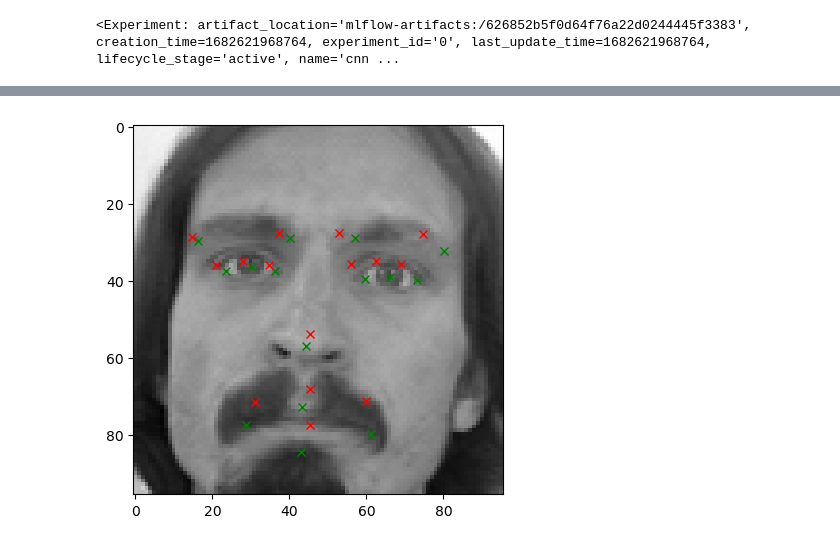
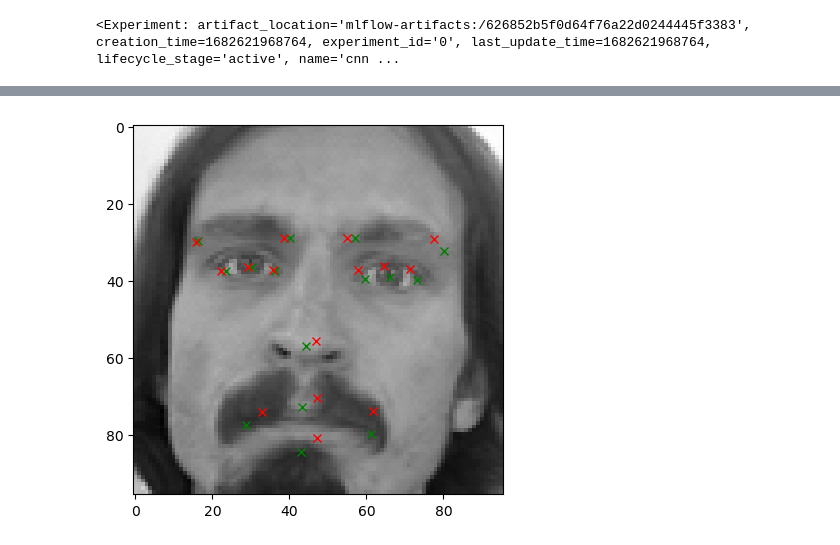
Before and after one commit to caddis90/kaggleutils, a Jupyter notebook: notebook5b2855ac01.ipynb, the cells around one changed output, grey strips where cells are left out. Saved outputs shown, nothing was run; the diff lists cells and outputs as text; code cells hidden in the pictures.

```diff
--- a/notebook5b2855ac01.ipynb
+++ b/notebook5b2855ac01.ipynb
@@ -200,6 +200,10 @@ class CNN(nn.Module):
         x = self.fc2(x)
 
         return x
+
+resnet50 = models.resnet50(num_classes = ModelParams.OUTPUT_SIZE)
+resnet50.inplanes = ModelParams.IMG_SIZE
+resnet50.conv1 = nn.Conv2d(1, 64, kernel_size=7, stride=2, padding=3, bias=False)
 # %%
 transformations = transforms.Compose([Normalize(), ToTensor()])
 
@@ -213,11 +217,13 @@ train_loader, valid_loader = prepare_dataloaders(
 )
 test_loader = DataLoader(testset, batch_size=ModelParams.BATCH_SIZE)
 
-model = CNN(output_size=ModelParams.OUTPUT_SIZE)
+#model = CNN(output_size=ModelParams.OUTPUT_SIZE)
+model = resnet50
 device = torch.device('cuda' if torch.cuda.is_available() else 'cpu')
+print(f"Using {device}")
 model = model.to(device)
 
-criterion = nn.MSELoss()
-rmse = MeanSquaredError(squared=False)
+criterion = nn.MSELoss().to(device)
+rmse = MeanSquaredError(squared=False).to(device)
 optimizer = optim.Adam(model.parameters(), lr=ModelParams.LEARNING_RATE)
 scheduler = ExponentialLR(optimizer, gamma=0.9)
@@ -224,5 +232,6 @@ scheduler = ExponentialLR(optimizer, gamma=0.9)
 # %%
 with mlflow.start_run():
+    mlflow.set_tag("transforms", "Compose([Normalize(), ToTensor()])")
     mlflow.log_params(asdict(ModelParams()))
     for epoch in progressbar.progressbar(range(ModelParams.N_EPOCHS)):
         train_loss, valid_loss = 0.0, 0.0
@@ -237,11 +246,11 @@ with mlflow.start_run():
             train_loss += loss.item()*batch['image'].size(0)
             with torch.no_grad():
                 if i == 0:
-                    train_predictions = output
-                    train_keypoints = batch['keypoints']
+                    train_predictions = output.cpu()
+                    train_keypoints = batch['keypoints'].cpu()
                 else:
-                    train_predictions = np.vstack((train_predictions, output))
-                    train_keypoints = np.vstack((train_keypoints, batch['keypoints']))
+                    train_predictions = np.vstack((train_predictions, output.cpu()))
+                    train_keypoints = np.vstack((train_keypoints, batch['keypoints'].cpu()))
 
         scheduler.step()
 
@@ -250,19 +259,18 @@ with mlflow.start_run():
             output = model(batch['image'].to(device))
             loss = criterion(output, batch['keypoints'].to(device))
             valid_loss += loss.item()*batch['image'].size(0)
-            batch_valid_rmse = rmse(output, batch['keypoints'])
             with torch.no_grad():
                 if i == 0:
-                    valid_predictions = output
-                    valid_keypoints = batch['keypoints']
+                    valid_predictions = output.cpu()
+                    valid_keypoints = batch['keypoints'].cpu()
                 else:
-                    valid_predictions = np.vstack((valid_predictions, output))
-                    valid_keypoints = np.vstack((valid_keypoints, batch['keypoints']))
+                    valid_predictions = np.vstack((valid_predictions, output.cpu()))
+                    valid_keypoints = np.vstack((valid_keypoints, batch['keypoints'].cpu()))
 
         train_loss = np.sqrt(train_loss/len(train_loader.sampler.indices))
         valid_loss = np.sqrt(valid_loss/len(valid_loader.sampler.indices))
-        train_rmse = rmse(torch.from_numpy(train_predictions), torch.from_numpy(train_keypoints))
-        valid_rmse = rmse(torch.from_numpy(valid_predictions), torch.from_numpy(valid_keypoints))
+        train_rmse = rmse(torch.from_numpy(train_predictions).to(device), torch.from_numpy(train_keypoints).to(device))
+        valid_rmse = rmse(torch.from_numpy(valid_predictions).to(device), torch.from_numpy(valid_keypoints).to(device))
 
         mlflow.log_metric("train_loss", train_loss, step=epoch)
         mlflow.log_metric("valid_loss", valid_loss, step=epoch)
@@ -286,12 +294,12 @@ create_submission(test_predictions)
 # %%
 model.eval()
 plot_sample = trainset[0]
 
 with torch.no_grad():
-    test_key_points = model(plot_sample['image'].to(device)).cpu().numpy()
+    test_key_points = model(plot_sample['image'].unsqueeze(0).to(device)).cpu().numpy()
 image = plot_sample["image"].numpy()
 image = image.reshape(ModelParams.IMG_SIZE, ModelParams.IMG_SIZE, 1)
 
 show_image(image=image, training_key_points=plot_sample["keypoints"].numpy(), test_key_points=test_key_points)
 # %% [output]
-[figure, old version]
+[figure, new version]
```
Also changed, not shown: parts of 4 cells of this notebook.
